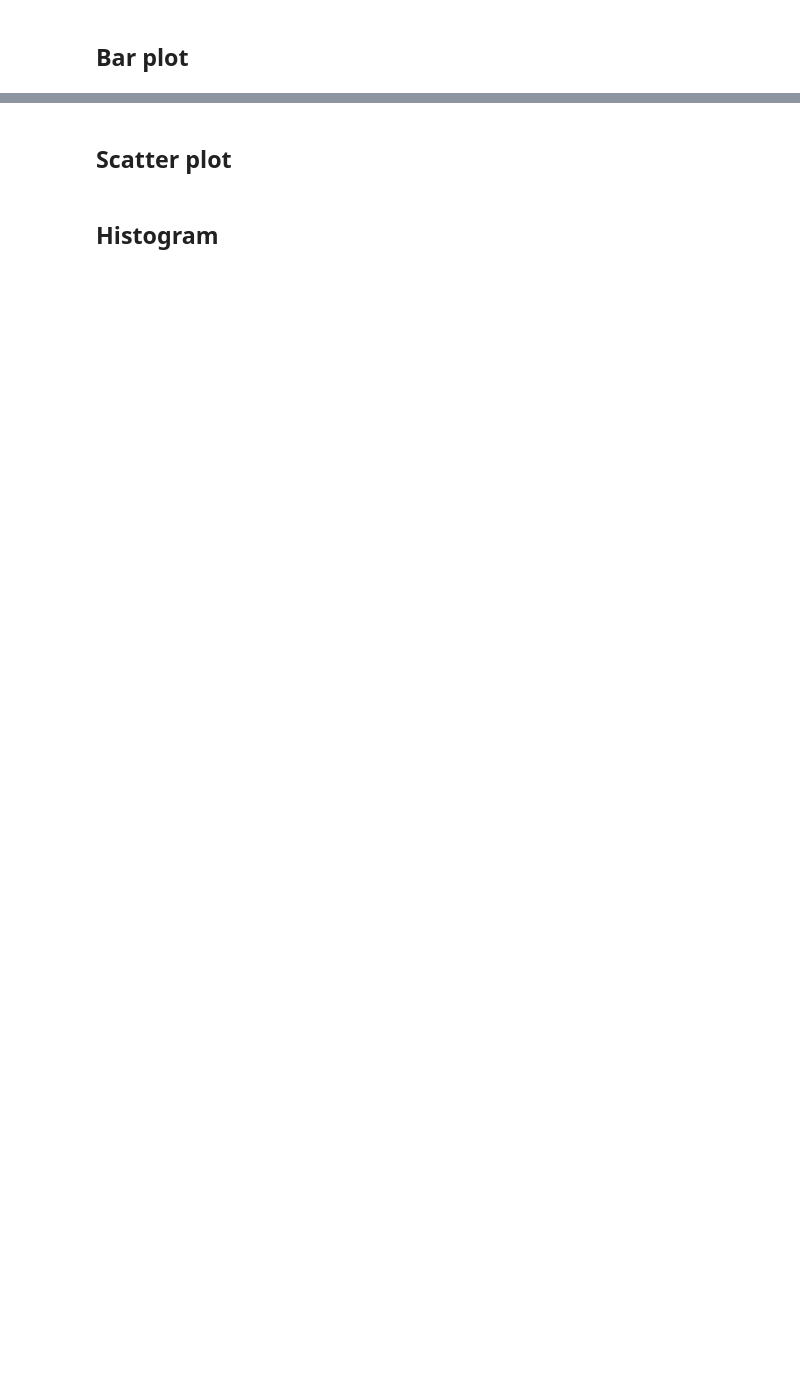
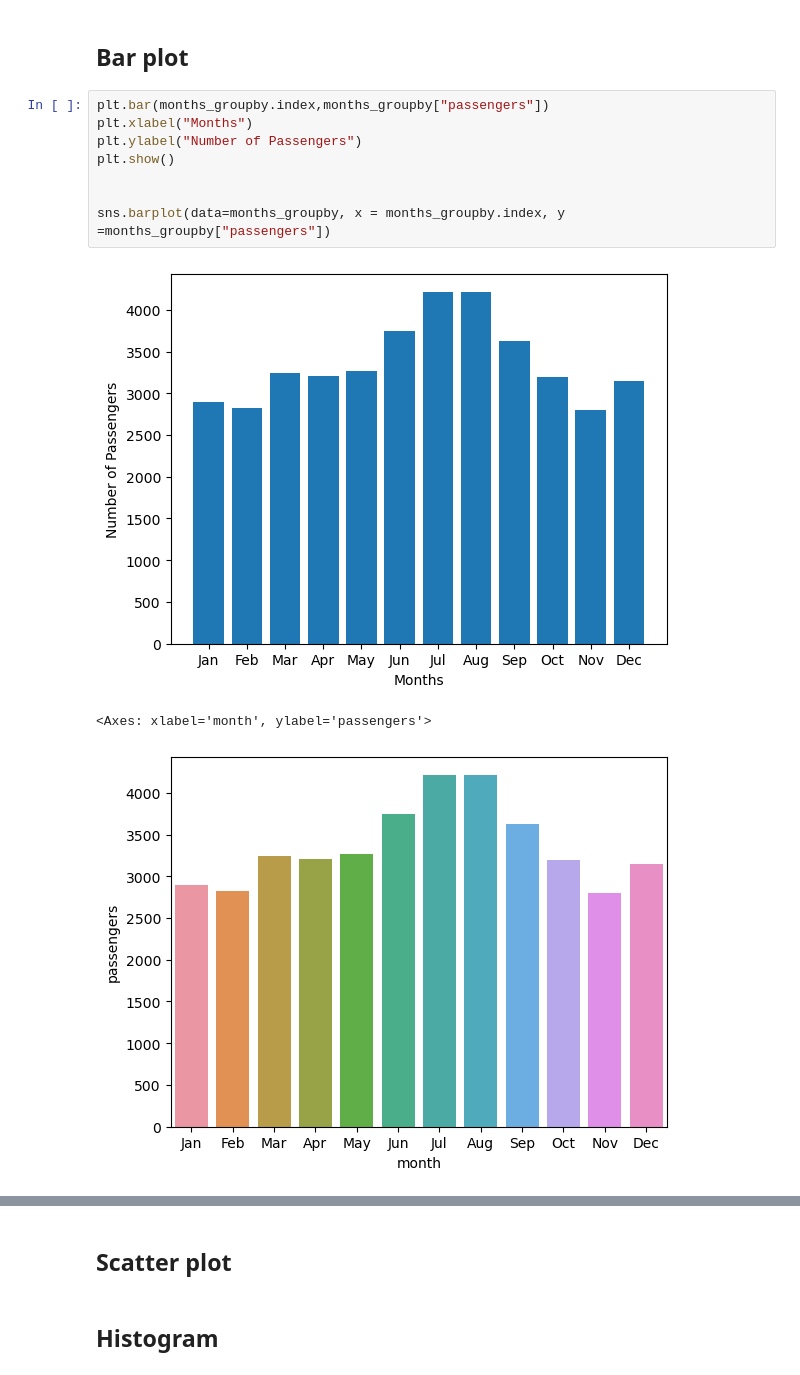
Before and after one commit to chuck-ankit/Python, a Jupyter notebook: Learning/05b_Matplotlib_Seaborn.ipynb, the cells around one changed output, grey strips where cells are left out. Drawn from its saved outputs; the diff is of its cells as text; blank space fills up the shorter version.

```diff
--- a/Learning/05b_Matplotlib_Seaborn.ipynb
+++ b/Learning/05b_Matplotlib_Seaborn.ipynb
@@ -226,2 +226,14 @@ plt.show()
 # %% [markdown]
 ## Bar plot
+# %%
+plt.bar(months_groupby.index,months_groupby["passengers"])
+plt.xlabel("Months")
+plt.ylabel("Number of Passengers")
+plt.show()
+
+
+sns.barplot(data=months_groupby, x = months_groupby.index, y =months_groupby["passengers"])
+# %% [output]
+[figure, added]
+<Axes: xlabel='month', ylabel='passengers'>
+[figure, added]
```
Also changed, not shown: parts of 4 cells of this notebook.
